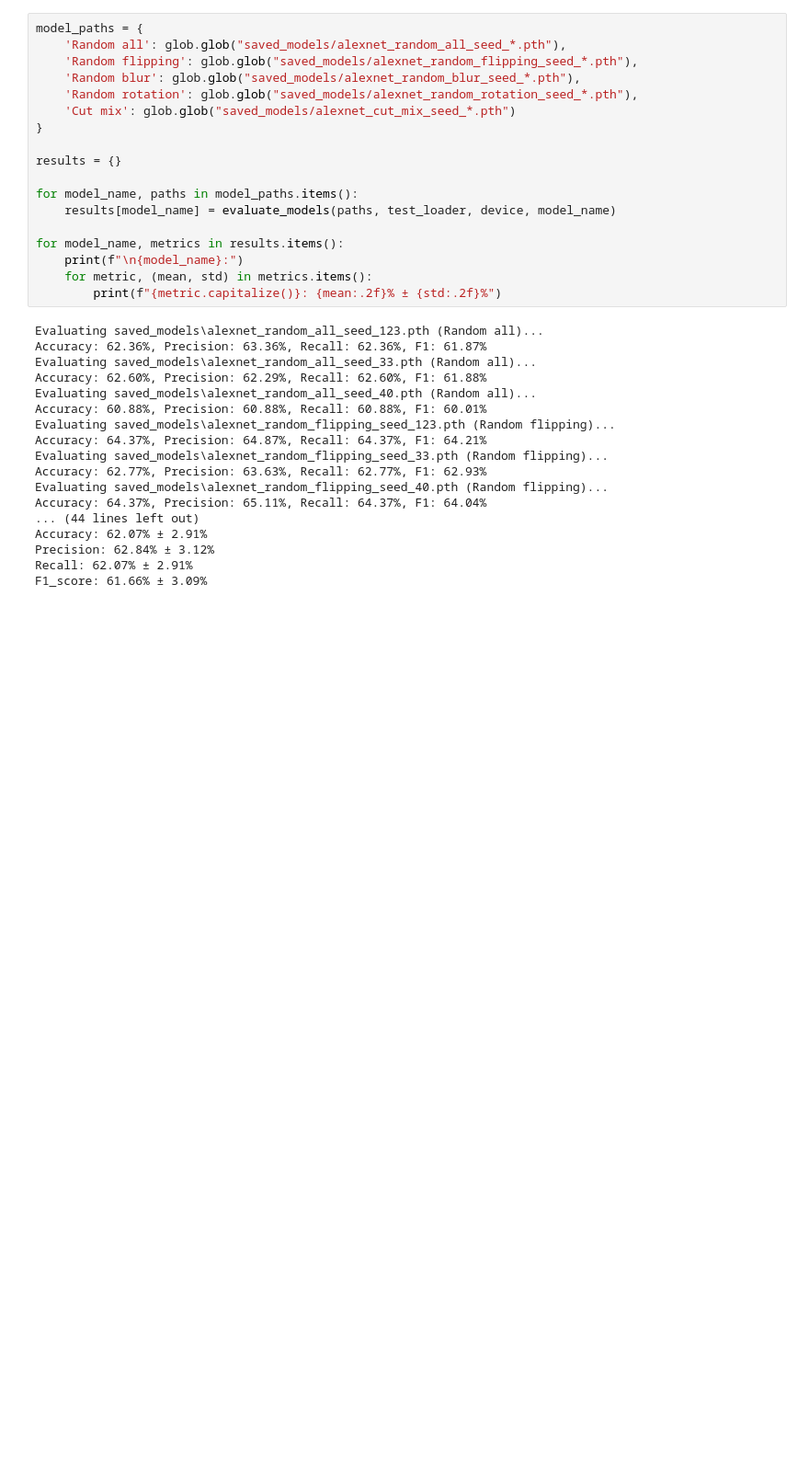
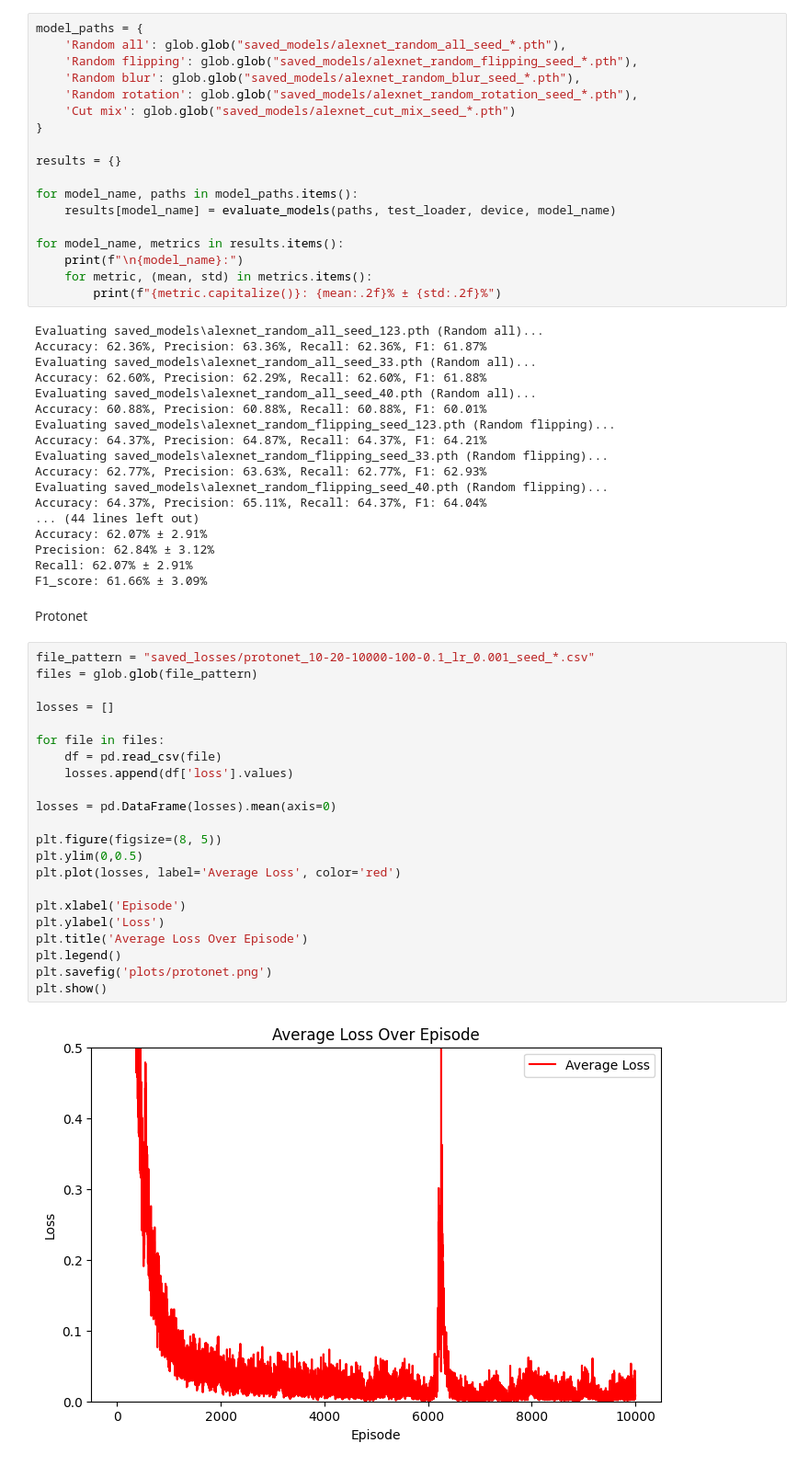
Before and after one commit to acharuza/deep_learning_project, a Jupyter notebook: model_experiments.ipynb, the cells around one changed output. Shown at 92% size. Saved outputs shown, nothing was run; the diff lists cells and outputs as text; blank space fills up the shorter version.

```diff
--- a/model_experiments.ipynb
+++ b/model_experiments.ipynb
@@ -477,3 +577,29 @@ Accuracy: 62.07% ± 2.91%
 Precision: 62.84% ± 3.12%
 Recall: 62.07% ± 2.91%
 F1_score: 61.66% ± 3.09%
+# %% [markdown]
+Protonet
+# %%
+file_pattern = "saved_losses/protonet_10-20-10000-100-0.1_lr_0.001_seed_*.csv"
+files = glob.glob(file_pattern)
+
+losses = []
+
+for file in files:
+    df = pd.read_csv(file)
+    losses.append(df['loss'].values)
+
+losses = pd.DataFrame(losses).mean(axis=0)
+
+plt.figure(figsize=(8, 5))
+plt.ylim(0,0.5)
+plt.plot(losses, label='Average Loss', color='red')
+
+plt.xlabel('Episode')
+plt.ylabel('Loss')
+plt.title('Average Loss Over Episode')
+plt.legend()
+plt.savefig('plots/protonet.png')
+plt.show()
+# %% [output]
+[figure, added]
```
Also changed, not shown: parts of 18 cells of this notebook.
